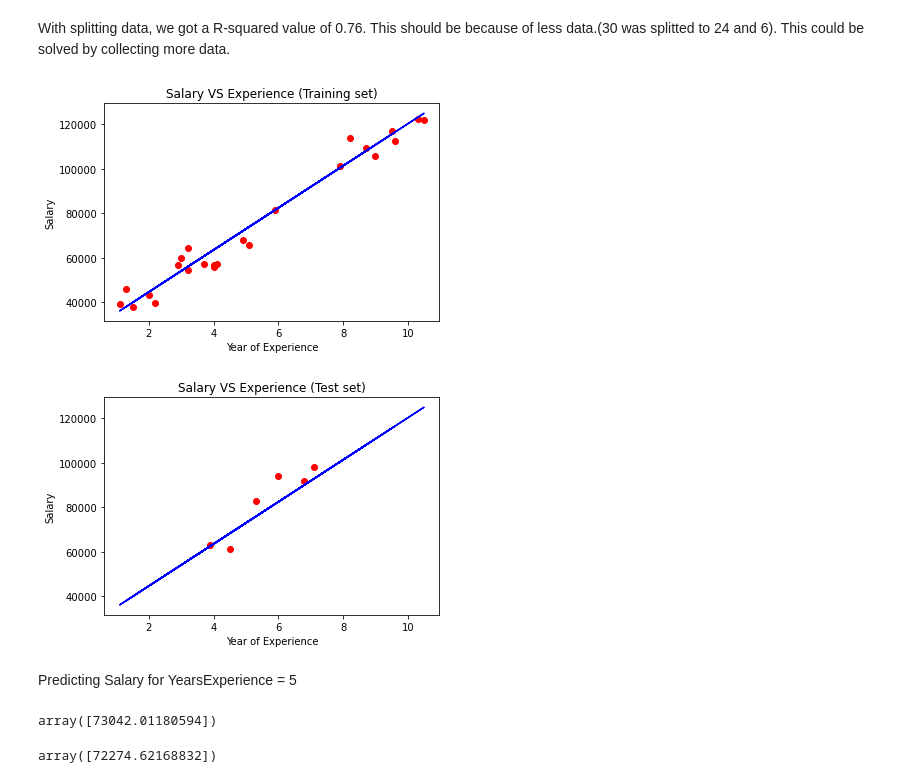
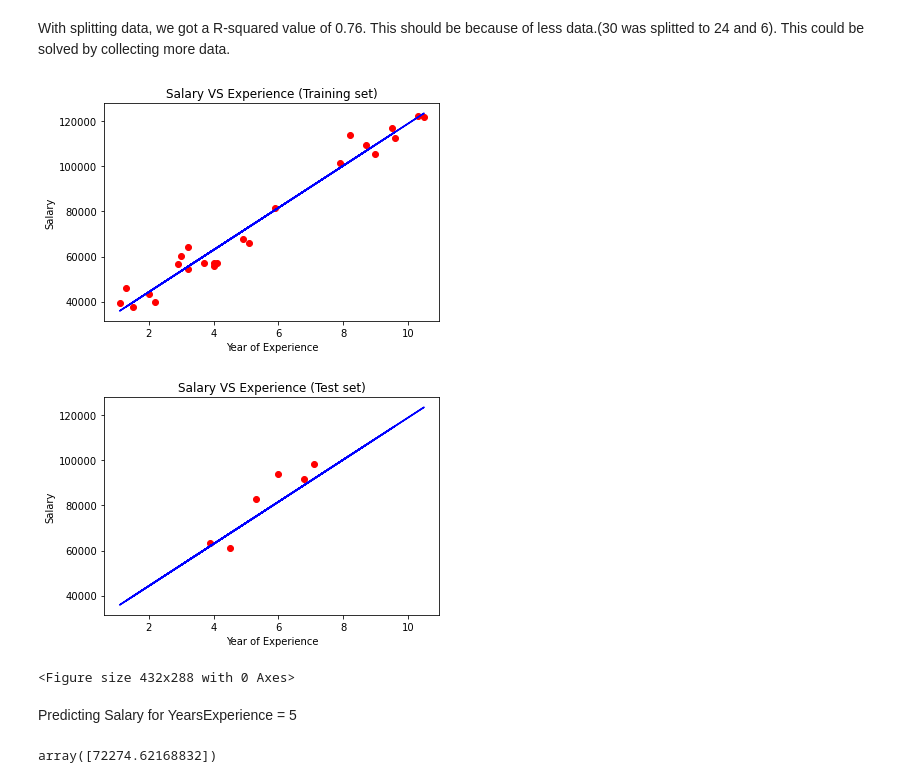
Before and after one commit to Abhijith14/Cognitive-Application, a Jupyter notebook: Tasks/Minor Project 1.ipynb, the cells around one changed output. Cells and saved outputs as stored; diff of their text form; code cells hidden in the pictures.

```diff
--- a/Minor Project 1.ipynb
+++ b/Tasks/Minor Project 1.ipynb
@@ -129,3 +177,0 @@ y = df['Salary']
-# %%
-model = LinearRegression()
-model.fit(X, y)
@@ -192,27 +211,25 @@ With splitting data, we got a R-squared value of 0.76. This should be because of
 # %%
 # Visualizing the Training set results
 plt.scatter(X_train, y_train, color='red')
-plt.plot(X_train, model.predict(X_train), color='blue')
+plt.plot(X_train, model_split.predict(X_train), color='blue')
 plt.title('Salary VS Experience (Training set)')
 plt.xlabel('Year of Experience')
 plt.ylabel('Salary')
 plt.show()
 plt.clf()
 
 # Visualizing the Test set results
 plt.scatter(X_test, y_test, color='red')
-plt.plot(X_train, model.predict(X_train), color='blue')
+plt.plot(X_train, model_split.predict(X_train), color='blue')
 plt.title('Salary VS Experience (Test set)')
 plt.xlabel('Year of Experience')
 plt.ylabel('Salary')
 plt.show()
+plt.clf()
 # %% [output]
-[figure, old version]
+[figure, new version]
-[figure, old version]
+[figure, new version]
+<Figure size 432x288 with 0 Axes>
 # %% [markdown]
 Predicting Salary for YearsExperience = 5
-# %%
-model.predict([[5]])  # Without Splitting Data
-# %% [output]
-array([73042.01180594])
 # %%
```
Also changed, not shown: parts of 14 cells of this notebook, 12 other files.
